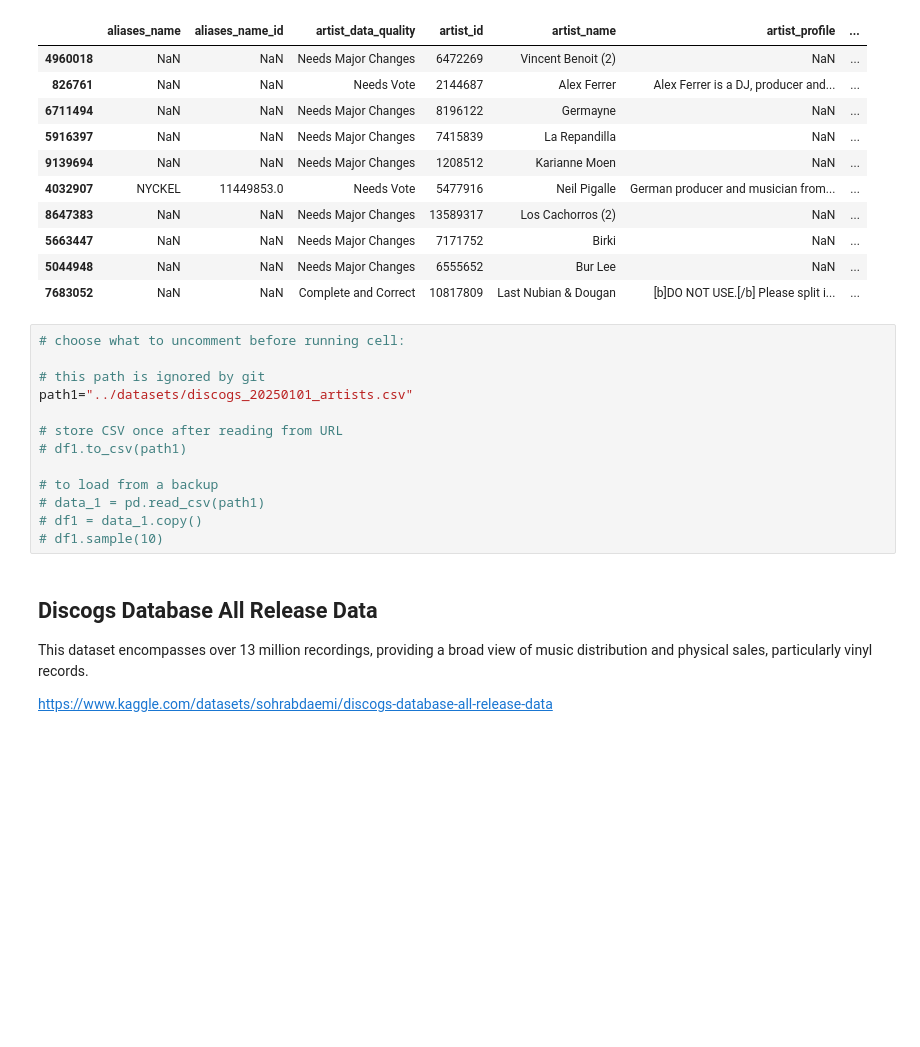
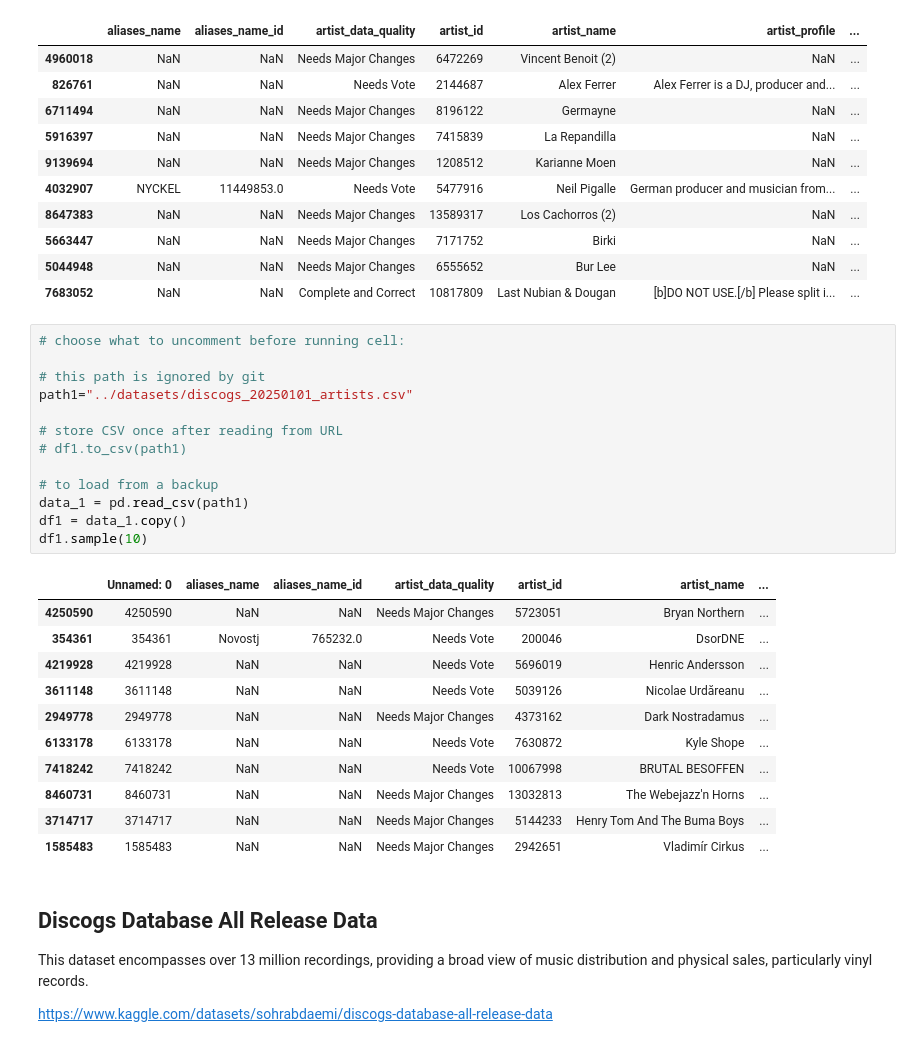
Before and after one commit to Funnear/end-to-end-data-analysis, a Jupyter notebook: brainstorming/datasets.ipynb, the cells around one changed output. Drawn from its saved outputs; the diff is of its cells as text; blank space fills up the shorter version.

```diff
--- a/brainstorming/datasets.ipynb
+++ b/brainstorming/datasets.ipynb
@@ -28,16 +30,28 @@ https://www.kaggle.com/datasets/ofurkancoban/discogs-datasets-january-2025
 # %%
 # choose what to uncomment before running cell:
 
 # this path is ignored by git
 path1="../datasets/discogs_20250101_artists.csv"
 
 # store CSV once after reading from URL
 # df1.to_csv(path1)
 
 # to load from a backup
-# data_1 = pd.read_csv(path1)
-# df1 = data_1.copy()
-# df1.sample(10)
+data_1 = pd.read_csv(path1)
+df1 = data_1.copy()
+df1.sample(10)
+# %% [output]
+|  | Unnamed: 0 | aliases_name | aliases_name_id | artist_data_quality | artist_id | artist_name | ... |
+| 4250590 | 4250590 | NaN | NaN | Needs Major Changes | 5723051 | Bryan Northern | ... |
+| 354361 | 354361 | Novostj | 765232.0 | Needs Vote | 200046 | DsorDNE | ... |
+| 4219928 | 4219928 | NaN | NaN | Needs Vote | 5696019 | Henric Andersson | ... |
+| 3611148 | 3611148 | NaN | NaN | Needs Vote | 5039126 | Nicolae Urdăreanu | ... |
+| 2949778 | 2949778 | NaN | NaN | Needs Major Changes | 4373162 | Dark Nostradamus | ... |
+| 6133178 | 6133178 | NaN | NaN | Needs Vote | 7630872 | Kyle Shope | ... |
+| 7418242 | 7418242 | NaN | NaN | Needs Vote | 10067998 | BRUTAL BESOFFEN | ... |
+| 8460731 | 8460731 | NaN | NaN | Needs Major Changes | 13032813 | The Webejazz'n Horns | ... |
+| 3714717 | 3714717 | NaN | NaN | Needs Major Changes | 5144233 | Henry Tom And The Buma Boys | ... |
+| 1585483 | 1585483 | NaN | NaN | Needs Major Changes | 2942651 | Vladimír Cirkus | ... |
 # %% [markdown]
 ## Discogs Database All Release Data
 This dataset encompasses over 13 million recordings, providing a broad view of music distribution and physical sales, particularly vinyl records.
```
Also changed, not shown: parts of 11 cells of this notebook, 2 other files.
